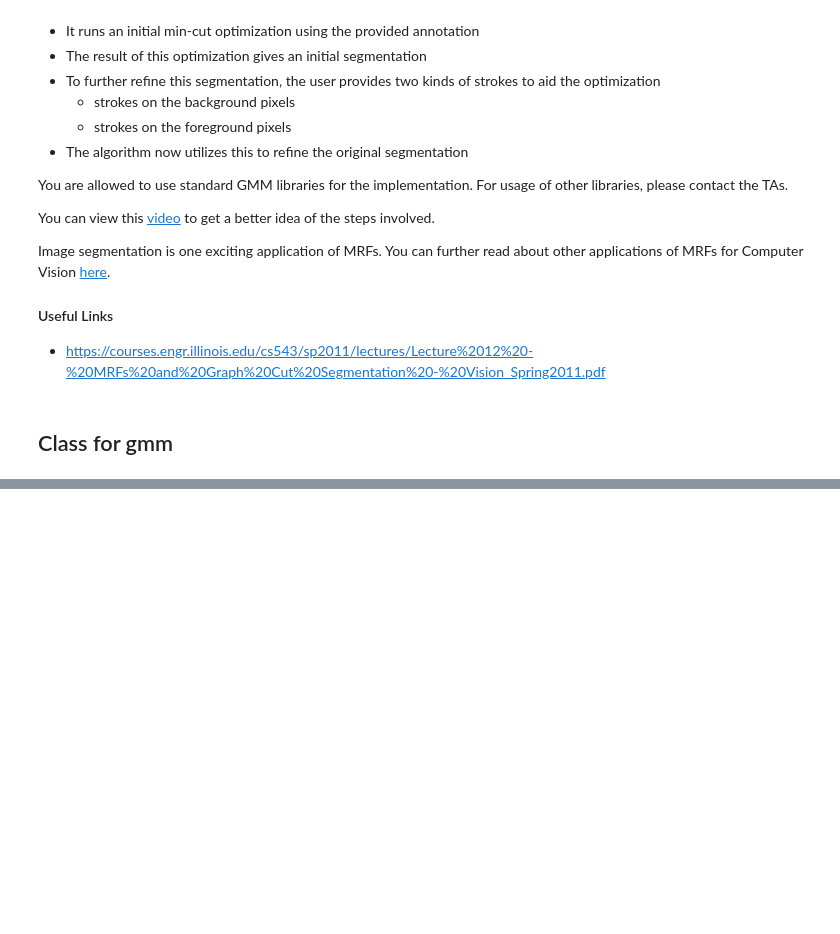
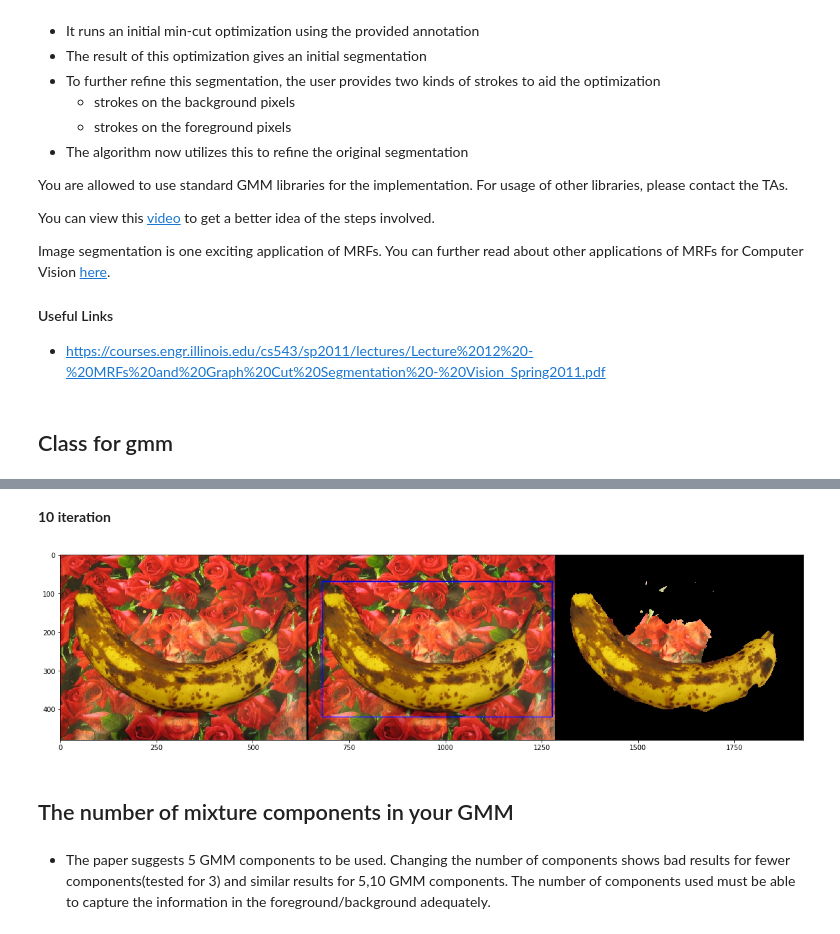
Before and after one commit to tomz005/GrabCut, a Jupyter notebook: src/Assignment3.ipynb, the cells around one changed output, grey strips where cells are left out. Saved outputs shown, nothing was run; the diff lists cells and outputs as text; code cells hidden in the pictures; blank space fills up the shorter version.

```diff
--- a/src/Assignment3.ipynb
+++ b/src/Assignment3.ipynb
@@ -867,0 +556,13 @@ print(list(t))
+# %% [markdown]
+**10 iteration**
+# %%
+x=cv2.imread('../images/result/seg_10_banana3.jpg')
+plt.figure(figsize=(20,20))
+plt.imshow(cv2.cvtColor(x, cv2.COLOR_BGR2RGB))
+plt.show()
+# %% [output]
+[figure, added]
+# %% [markdown]
+## The number of mixture components in your GMM
+# %% [markdown]
+- The paper suggests 5 GMM components to be used. Changing the number of components shows bad results for fewer components(tested for 3) and similar results for 5,10 GMM components. The number of components used must be able to capture the information in the foreground/background adequately.
```
Also changed, not shown: parts of 39 cells of this notebook, 20 other files.
